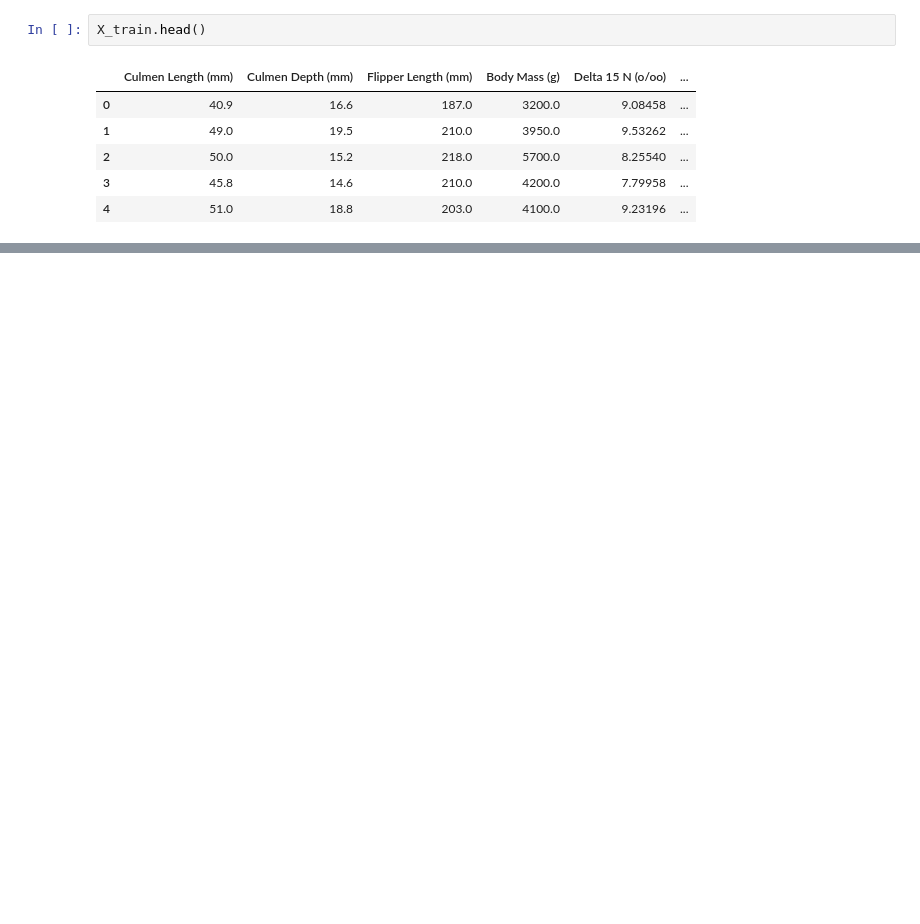
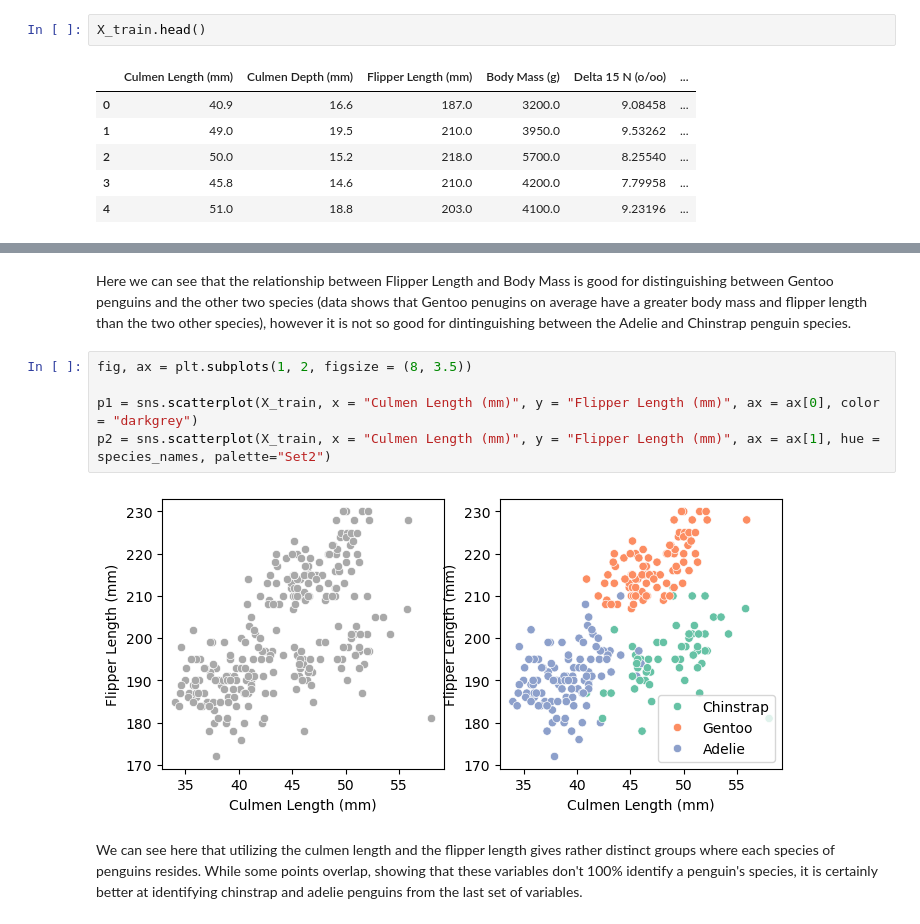
Before and after one commit to CameronHudson813/CameronHudson813.github.io, a Jupyter notebook: posts/Penguin Blog Post/index.ipynb, the cells around one changed output, grey strips where cells are left out. Cells and saved outputs as stored; diff of their text form; blank space fills up the shorter version.

```diff
--- a/posts/Penguin Blog Post/index.ipynb
+++ b/posts/Penguin Blog Post/index.ipynb
@@ -170,0 +85,11 @@ Behind the scenes, math is powered by the MathJax engine. For more on how to wri
+# %% [markdown]
+Here we can see that the relationship between Flipper Length and Body Mass is good for distinguishing between Gentoo penguins and the other two species (data shows that Gentoo penugins on average have a greater body mass and flipper length than the two other species), however it is not so good for dintinguishing between the Adelie and Chinstrap penguin species.
+# %%
+fig, ax = plt.subplots(1, 2, figsize = (8, 3.5))
+
+p1 = sns.scatterplot(X_train, x = "Culmen Length (mm)", y = "Flipper Length (mm)", ax = ax[0], color = "darkgrey")
+p2 = sns.scatterplot(X_train, x = "Culmen Length (mm)", y = "Flipper Length (mm)", ax = ax[1], hue = species_names, palette="Set2")
+# %% [output]
+[figure, added]
+# %% [markdown]
+We can see here that utilizing the culmen length and the flipper length gives rather distinct groups where each species of penguins resides. While some points overlap, showing that these variables don't 100% identify a penguin's species, it is certainly better at identifying chinstrap and adelie penguins from the last set of variables.
```
Also changed, not shown: parts of 52 cells of this notebook, 14 other files.
